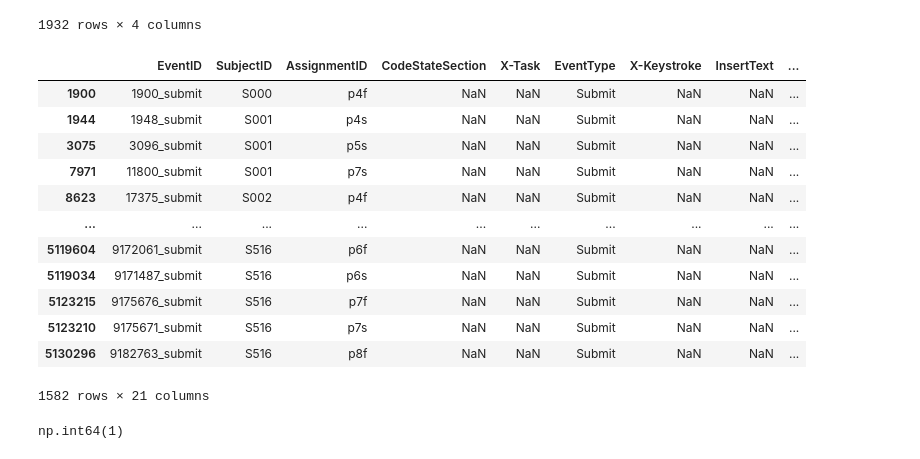
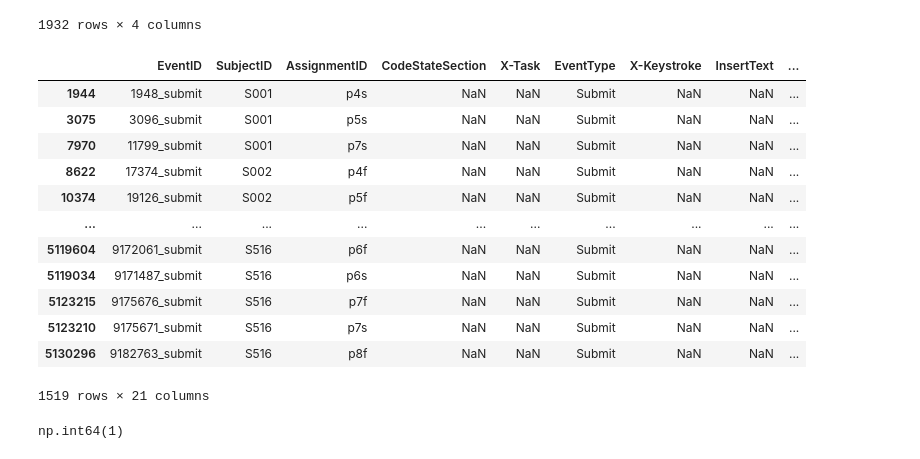
Before and after one commit to CSSPLICE/ProgSnapToolkit, a Jupyter notebook: src/converters/edwards2019.ipynb, the cells around one changed output. Saved outputs shown, nothing was run; the diff lists cells and outputs as text; code cells hidden in the pictures.

Commit message:
Important note about submissions in Edwards 2019

```diff
--- a/src/converters/edwards2019.ipynb
+++ b/src/converters/edwards2019.ipynb
@@ -201,27 +205,29 @@ assert assignment_grades[[Cols.AssignmentID, Cols.SubjectID]].value_counts().max
 # %%
 import numpy as np
 
-last_actions = keystrokes.loc[keystrokes.groupby([Cols.SubjectID, Cols.AssignmentID])[Cols.ClientTimestamp].idxmax()].copy()
+# TODO: Should modify existing submission events, not create new ones!!
+submissions = keystrokes[keystrokes[Cols.EventType] == EventType.Submit].copy()
+last_actions = submissions.loc[submissions.groupby([Cols.SubjectID, Cols.AssignmentID])[Cols.ClientTimestamp].idxmax()].copy()
 last_actions["EventID"] = last_actions[Cols.EventID].astype(str) + "_submit"
 last_actions[Cols.EventType] = EventType.Submit.value
 last_actions[Cols.ClientTimestamp] = last_actions[Cols.ClientTimestamp] + 1
 other_columns = [c for c in last_actions.columns if c not in [Cols.SubjectID, Cols.AssignmentID, Cols.ClientTimestamp, Cols.EventType, Cols.EventID, Cols.ToolInstances]]
 last_actions.loc[:, other_columns] = np.nan
 last_actions
 # %% [output]
 |  | EventID | SubjectID | AssignmentID | CodeStateSection | X-Task | EventType | X-Keystroke | InsertText | ... |
-| 1900 | 1900_submit | S000 | p4f | NaN | NaN | Submit | NaN | NaN | ... |
 | 1944 | 1948_submit | S001 | p4s | NaN | NaN | Submit | NaN | NaN | ... |
 | 3075 | 3096_submit | S001 | p5s | NaN | NaN | Submit | NaN | NaN | ... |
-| 7971 | 11800_submit | S001 | p7s | NaN | NaN | Submit | NaN | NaN | ... |
-| 8623 | 17375_submit | S002 | p4f | NaN | NaN | Submit | NaN | NaN | ... |
+| 7970 | 11799_submit | S001 | p7s | NaN | NaN | Submit | NaN | NaN | ... |
+| 8622 | 17374_submit | S002 | p4f | NaN | NaN | Submit | NaN | NaN | ... |
+| 10374 | 19126_submit | S002 | p5f | NaN | NaN | Submit | NaN | NaN | ... |
 | ... | ... | ... | ... | ... | ... | ... | ... | ... | ... |
 | 5119604 | 9172061_submit | S516 | p6f | NaN | NaN | Submit | NaN | NaN | ... |
 | 5119034 | 9171487_submit | S516 | p6s | NaN | NaN | Submit | NaN | NaN | ... |
 | 5123215 | 9175676_submit | S516 | p7f | NaN | NaN | Submit | NaN | NaN | ... |
 | 5123210 | 9175671_submit | S516 | p7s | NaN | NaN | Submit | NaN | NaN | ... |
 | 5130296 | 9182763_submit | S516 | p8f | NaN | NaN | Submit | NaN | NaN | ... |
-1582 rows × 21 columns
+1519 rows × 21 columns
 # %%
 last_actions.groupby([Cols.SubjectID, Cols.AssignmentID]).EventID.count().max()
 # %% [output]
```
Also changed, not shown: parts of 1 cell of this notebook.
